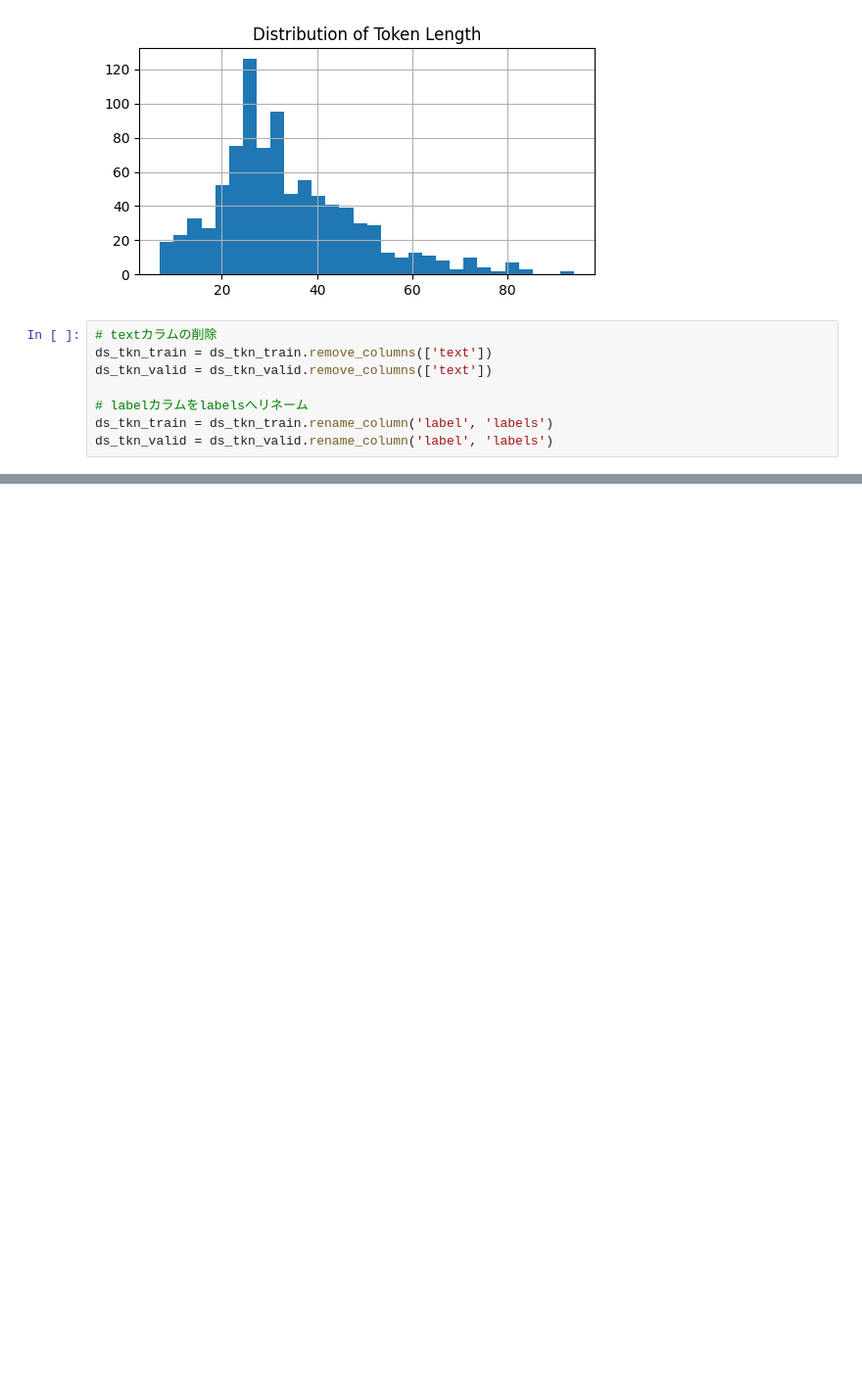
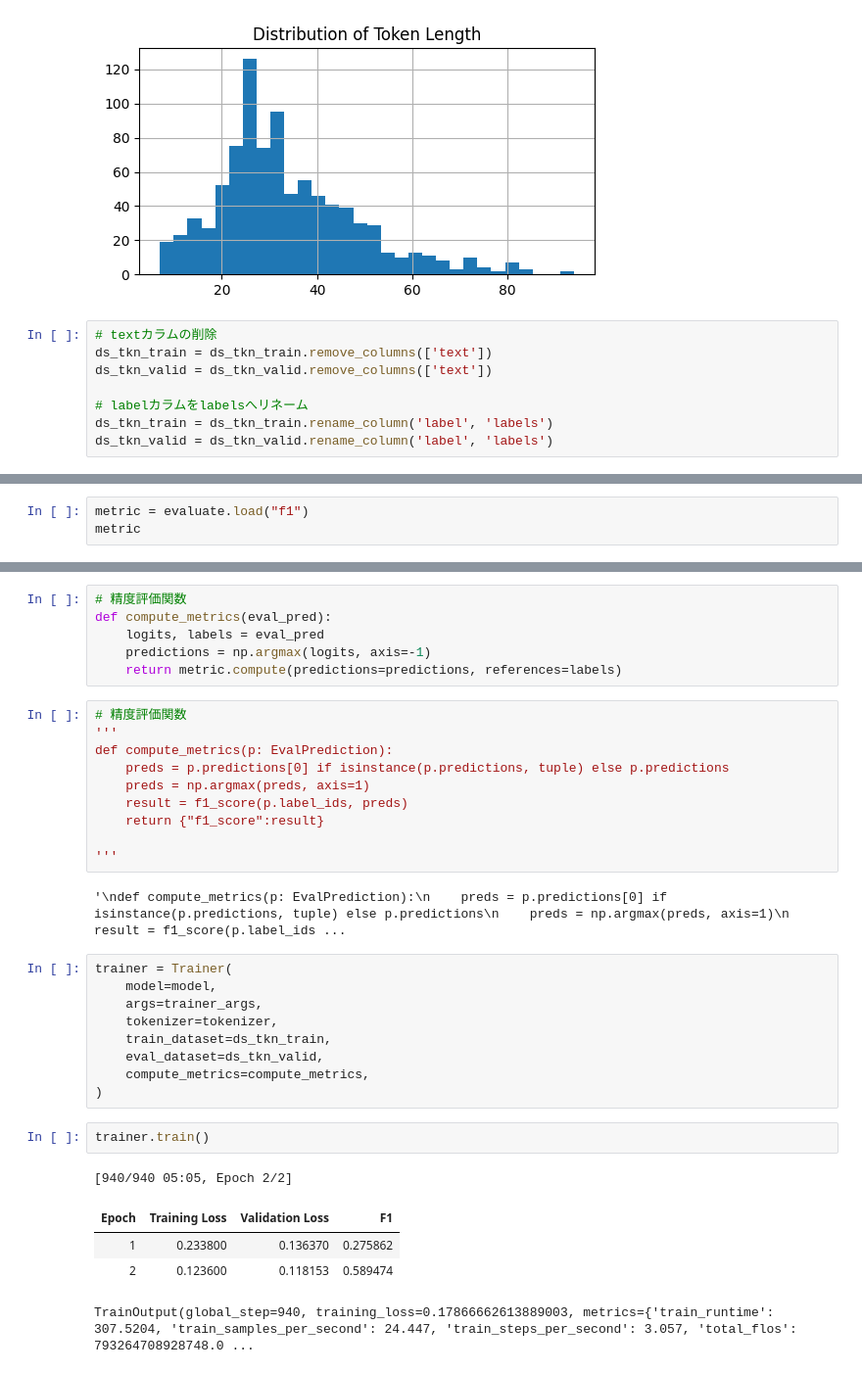
Before and after one commit to yukismd/DL_for_ImageData_and_Finetuning, a Jupyter notebook: text_classification_hatespeech/PT/test.ipynb, the cells around one changed output, grey strips where cells are left out. Shown at 98% size. Cells and saved outputs as stored; diff of their text form; blank space fills up the shorter version.

```diff
--- a/text_classification_hatespeech/PT/test.ipynb
+++ b/text_classification_hatespeech/PT/test.ipynb
@@ -200,0 +234,3 @@ ImportError: Using the `Trainer` with `PyTorch` requires `accelerate>=0.21.0`: P
+# %%
+metric = evaluate.load("f1")
+metric
@@ -200,0 +255,35 @@ ImportError: Using the `Trainer` with `PyTorch` requires `accelerate>=0.21.0`: P
+# %%
+# 精度評価関数
+def compute_metrics(eval_pred):
+    logits, labels = eval_pred
+    predictions = np.argmax(logits, axis=-1)
+    return metric.compute(predictions=predictions, references=labels)
+# %%
+# 精度評価関数
+'''
+def compute_metrics(p: EvalPrediction):
+    preds = p.predictions[0] if isinstance(p.predictions, tuple) else p.predictions
+    preds = np.argmax(preds, axis=1)
+    result = f1_score(p.label_ids, preds)
+    return {"f1_score":result}
+
+'''
+# %% [output]
+'\ndef compute_metrics(p: EvalPrediction):\n    preds = p.predictions[0] if isinstance(p.predictions, tuple) else p.predictions\n    preds = np.argmax(preds, axis=1)\n    result = f1_score(p.label_ids ...
+# %%
+trainer = Trainer(
+    model=model,
+    args=trainer_args,
+    tokenizer=tokenizer,
+    train_dataset=ds_tkn_train,
+    eval_dataset=ds_tkn_valid,
+    compute_metrics=compute_metrics,
+)
+# %%
+trainer.train()
+# %% [output]
+[940/940 05:05, Epoch 2/2]
+| Epoch | Training Loss | Validation Loss | F1 |
+| 1 | 0.233800 | 0.136370 | 0.275862 |
+| 2 | 0.123600 | 0.118153 | 0.589474 |
+TrainOutput(global_step=940, training_loss=0.17866662613889003, metrics={'train_runtime': 307.5204, 'train_samples_per_second': 24.447, 'train_steps_per_second': 3.057, 'total_flos': 793264708928748.0 ...
```
Also changed, not shown: parts of 24 cells of this notebook.
